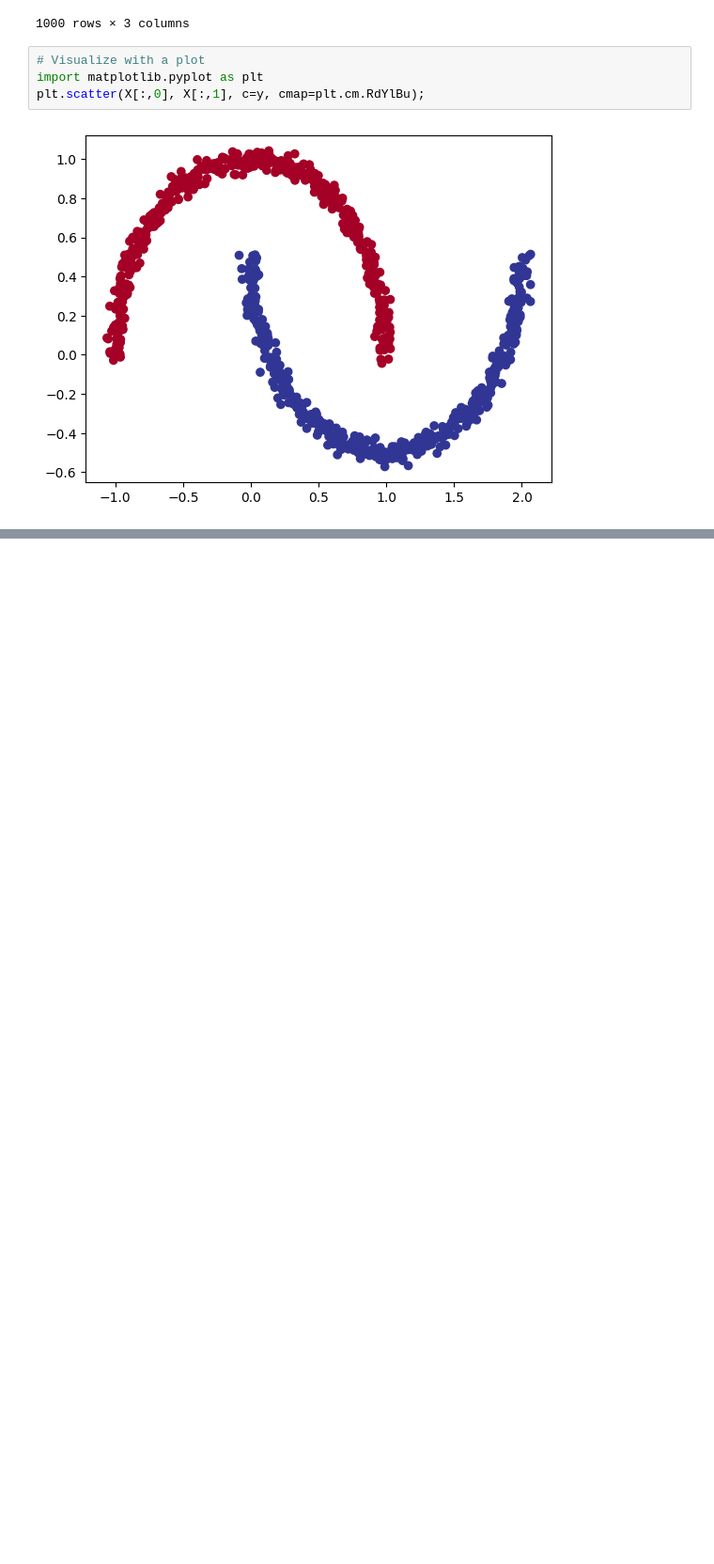
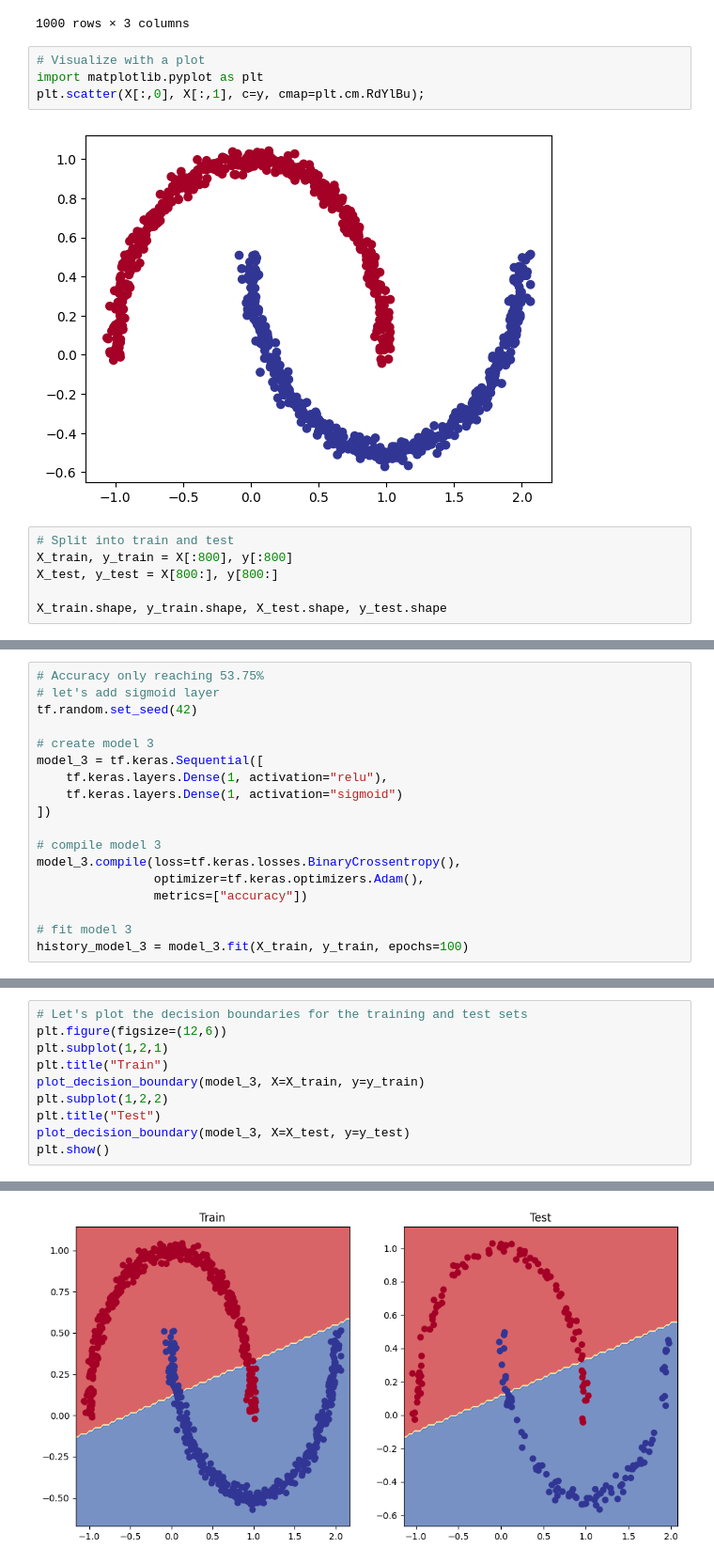
Before and after one commit to iota07/jupyter-notebooks, a Jupyter notebook: 02_Neural_network_classification_with_TensorFlow_Exercises.ipynb, the cells around one changed output, grey strips where cells are left out. Shown at 94% size. Cells and saved outputs as stored; diff of their text form; blank space fills up the shorter version.

```diff
--- a/02_Neural_network_classification_with_TensorFlow_Exercises.ipynb
+++ b/02_Neural_network_classification_with_TensorFlow_Exercises.ipynb
@@ -105,3 +103,9 @@ import matplotlib.pyplot as plt
 plt.scatter(X[:,0], X[:,1], c=y, cmap=plt.cm.RdYlBu);
 # %% [output]
 [figure]
+# %%
+# Split into train and test
+X_train, y_train = X[:800], y[:800]
+X_test, y_test = X[800:], y[800:]
+
+X_train.shape, y_train.shape, X_test.shape, y_test.shape
@@ -107,0 +149,18 @@ plt.scatter(X[:,0], X[:,1], c=y, cmap=plt.cm.RdYlBu);
+# %%
+# Accuracy only reaching 53.75%
+# let's add sigmoid layer
+tf.random.set_seed(42)
+
+# create model 3
+model_3 = tf.keras.Sequential([
+    tf.keras.layers.Dense(1, activation="relu"),
+    tf.keras.layers.Dense(1, activation="sigmoid")
+])
+
+# compile model 3
+model_3.compile(loss=tf.keras.losses.BinaryCrossentropy(),
+                optimizer=tf.keras.optimizers.Adam(),
+                metrics=["accuracy"])
+
+# fit model 3
+history_model_3 = model_3.fit(X_train, y_train, epochs=100)
@@ -107,0 +227,11 @@ plt.scatter(X[:,0], X[:,1], c=y, cmap=plt.cm.RdYlBu);
+# %%
+# Let's plot the decision boundaries for the training and test sets
+plt.figure(figsize=(12,6))
+plt.subplot(1,2,1)
+plt.title("Train")
+plot_decision_boundary(model_3, X=X_train, y=y_train)
+plt.subplot(1,2,2)
+plt.title("Test")
+plot_decision_boundary(model_3, X=X_test, y=y_test)
+plt.show()
+# %% [output]
@@ -107,0 +242 @@ plt.scatter(X[:,0], X[:,1], c=y, cmap=plt.cm.RdYlBu);
+[figure, added]
```
Also changed, not shown: parts of 24 cells of this notebook.
